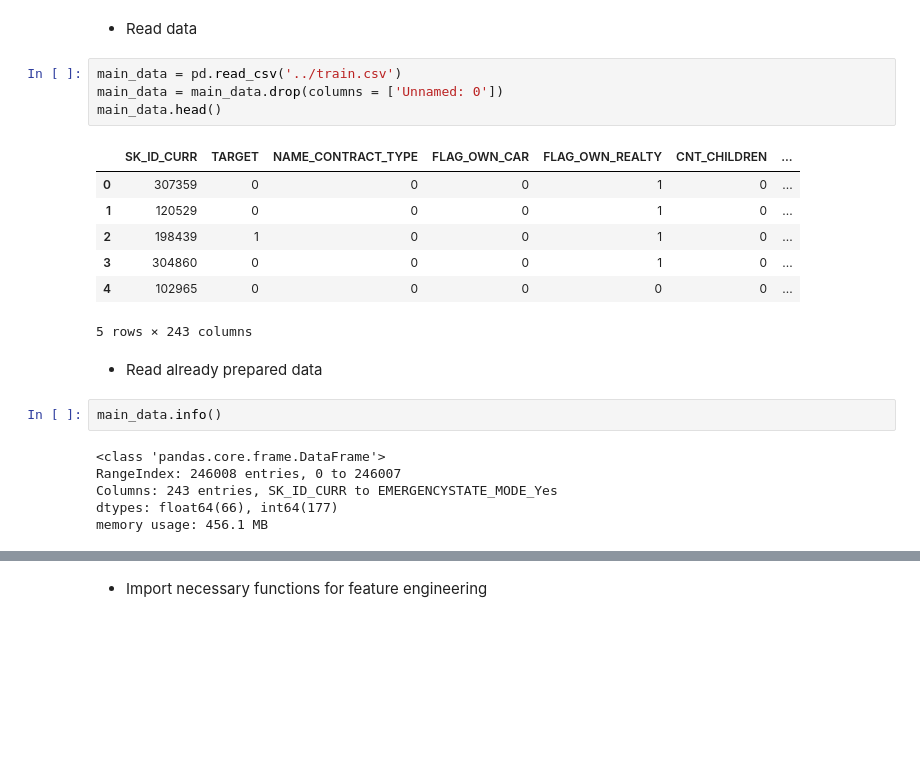
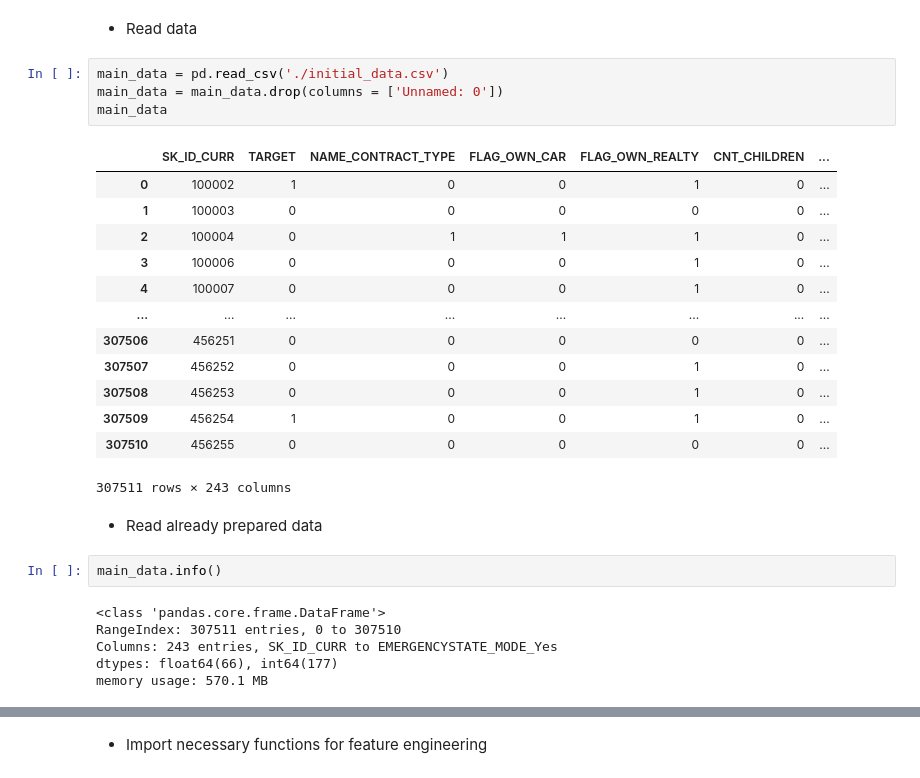
Before and after one commit to IML-Project/Home_Credit_Default_Risk_Project, a Jupyter notebook: FeatureEngineering.ipynb, the cells around one changed output, grey strips where cells are left out. Saved outputs shown, nothing was run; the diff lists cells and outputs as text; blank space fills up the shorter version.

```diff
--- a/FeatureEngineering.ipynb
+++ b/FeatureEngineering.ipynb
@@ -10,24 +10,30 @@ import seaborn as sns
 # %% [markdown]
 * Read data
 # %%
-main_data = pd.read_csv('../train.csv')
+main_data = pd.read_csv('./initial_data.csv')
 main_data = main_data.drop(columns = ['Unnamed: 0'])
-main_data.head()
+main_data
 # %% [output]
 |  | SK_ID_CURR | TARGET | NAME_CONTRACT_TYPE | FLAG_OWN_CAR | FLAG_OWN_REALTY | CNT_CHILDREN | ... |
-| 0 | 307359 | 0 | 0 | 0 | 1 | 0 | ... |
-| 1 | 120529 | 0 | 0 | 0 | 1 | 0 | ... |
-| 2 | 198439 | 1 | 0 | 0 | 1 | 0 | ... |
-| 3 | 304860 | 0 | 0 | 0 | 1 | 0 | ... |
-| 4 | 102965 | 0 | 0 | 0 | 0 | 0 | ... |
+| 0 | 100002 | 1 | 0 | 0 | 1 | 0 | ... |
+| 1 | 100003 | 0 | 0 | 0 | 0 | 0 | ... |
+| 2 | 100004 | 0 | 1 | 1 | 1 | 0 | ... |
+| 3 | 100006 | 0 | 0 | 0 | 1 | 0 | ... |
+| 4 | 100007 | 0 | 0 | 0 | 1 | 0 | ... |
+| ... | ... | ... | ... | ... | ... | ... | ... |
+| 307506 | 456251 | 0 | 0 | 0 | 0 | 0 | ... |
+| 307507 | 456252 | 0 | 0 | 0 | 1 | 0 | ... |
+| 307508 | 456253 | 0 | 0 | 0 | 1 | 0 | ... |
+| 307509 | 456254 | 1 | 0 | 0 | 1 | 0 | ... |
+| 307510 | 456255 | 0 | 0 | 0 | 0 | 0 | ... |
-5 rows × 243 columns
+307511 rows × 243 columns
 # %% [markdown]
 * Read already prepared data
 # %%
 main_data.info()
 # %% [output]
 <class 'pandas.core.frame.DataFrame'>
-RangeIndex: 246008 entries, 0 to 246007
+RangeIndex: 307511 entries, 0 to 307510
 Columns: 243 entries, SK_ID_CURR to EMERGENCYSTATE_MODE_Yes
 dtypes: float64(66), int64(177)
-memory usage: 456.1 MB
+memory usage: 570.1 MB
```
Also changed, not shown: parts of 7 cells of this notebook, 2 other files.
